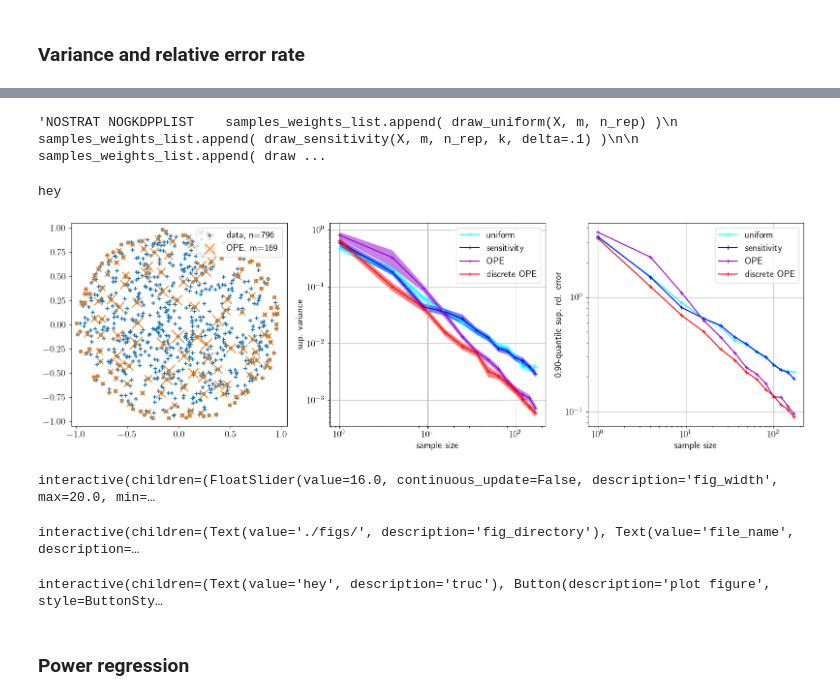
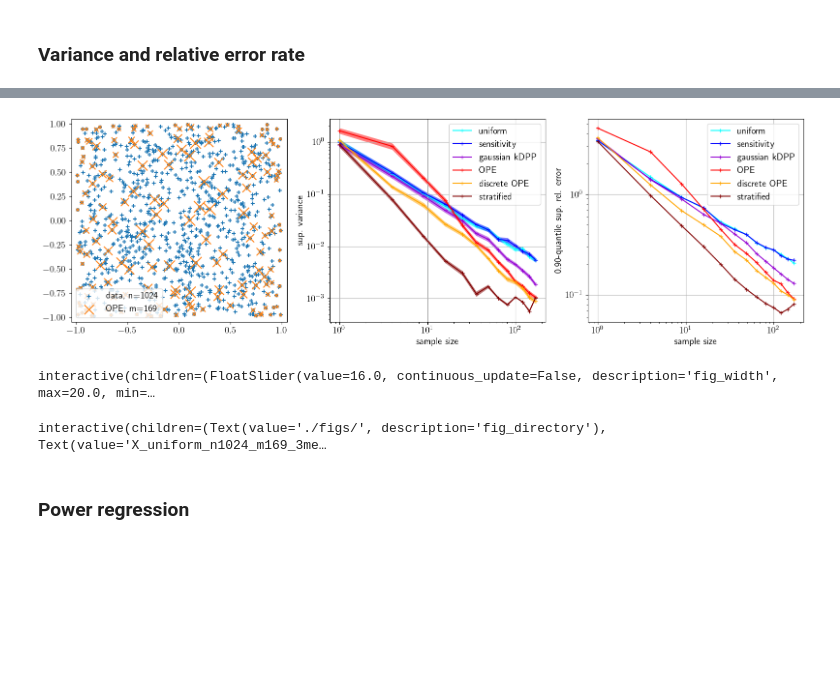
Before and after one commit to hsimonfroy/DPPcoresets, a Jupyter notebook: notebook/main.ipynb, the cells around one changed output, grey strips where cells are left out. Drawn from its saved outputs; the diff is of its cells as text; code cells hidden in the pictures; blank space fills up the shorter version.

```diff
--- a/notebook/main.ipynb
+++ b/notebook/main.ipynb
@@ -281,21 +274,5 @@ RuntimeError: No active exception to reraise
-# %%
-"""NOSTRAT NOGKDPPLIST    samples_weights_list.append( draw_uniform(X, m, n_rep) )
-    samples_weights_list.append( draw_sensitivity(X, m, n_rep, k, delta=.1) )
-
-    samples_weights_list.append( draw_gaussian_kDPP(X, m, n_rep, bandwidth=.1) )
-    # for bandwidth in bandwidths:
-    #     samples_weights_list.append( draw_gaussian_kDPP(X, m, n_rep, bandwidth=bandwidth) )
-
-    # samples_weights_list.append( draw_OPE(X, m, n_rep, gamma_X=kde_distr, prop_uniform=0) )
-    for prop_uniform in prop_uniforms:
-        samples_weights_list.append( draw_OPE(X, m, n_rep, gamma_X=kde_distr, prop_uniform=prop_uniform) )
-
-    samples_weights_list.append( draw_discrete_OPE(X, m, n_rep) )
-    # samples_weights_list.append( draw_stratified(X, m, n_rep) )"""
-# %% [output]
-'NOSTRAT NOGKDPPLIST    samples_weights_list.append( draw_uniform(X, m, n_rep) )\n    samples_weights_list.append( draw_sensitivity(X, m, n_rep, k, delta=.1) )\n\n    samples_weights_list.append( draw ...
 # %%
-file_name = "X_uniform_allsamplers_n1024_m169_1means100_100rep"
+file_name = "X_uniform_n1024_m169_3means100_200rep"
 loading_temp = np.load("./npys/"+file_name+".npy", allow_pickle=True).item()
 relerrs_sup, SE_means_sup, SE_stds_sup, = loading_temp.values()
 # %%
@@ -303,68 +280,54 @@ def my_plot():
     n_stds = 1*n_rep**(-.5) # number of standard deviations to plot
     xylim = 1.05
 
     plt.subplot(131), plt.xlim(-xylim,xylim), plt.ylim(-xylim,xylim)
     plt.scatter(X[:,0], X[:,1], marker="+", label=f"data, {n=}")
-    X_samples, X_weights = X[OPE_samples[0]], 100*m*OPE_weights[0]
-    plt.scatter(X_samples[:,0],X_samples[:,1], marker="x", label=f"OPE, {m=}", s=X_weights)
+    X_samples, X_weights = X[OPE_samples[0]], 100*ms[-1]*OPE_weights[0]
+    plt.scatter(X_samples[:,0],X_samples[:,1], marker="x", label=f"OPE, m={ms[-1]}", s=X_weights)
     plt.legend()
 
     plt.subplot(132)
-    legends_default = ["uniform","sensitivity","gaussian kDPP"]
-    legends_default += [f"prop unif={prop_uniform:.2f}" for prop_uniform in prop_uniforms]
-    legends_default +=["OPE","discrete OPE"]
-    selector_default_all = [0,1,2,-2,-1]
-    selector_default_propunif = [3,7,9,10,11]
+    # draw from samplers, experimenting for any datasets
+    legends = ["uniform","sensitivity","gaussian kDPP","OPE","discrete OPE"]
+    selector = range(len(legends))
 
-    legends_uniform = ["uniform","sensitivity"]
-    legends_uniform += [f"gkDPP, h={bandwidth:.2f}" for bandwidth in bandwidths]
-    legends_uniform += [f"prop unif={prop_uniform:.2f}" for prop_uniform in prop_uniforms]
-    legends_uniform += ["OPE","discrete OPE","stratified"]
-    # legends_uniform[4] = "gaussian kDPP"
-    selector_uniform_all = [0,1,4,-3,-2,-1]
-    selector_uniform_gkdpp = [0,2,3,4,5,6]
-    selector_uniform_propunif = [7,11,13,14,15]
+    # draw from samplers, experimenting on uniform dataset only
+    if i_dataset==0:
+        legends += ["stratified"]
+        legends += [f"gkDPP, h={bandwidth:.2f}" for bandwidth in bandwidths]
+        legends += [f"prop unif={prop_uniform:.2f}" for prop_uniform in prop_uniforms]
+        selector_uniform_samplers = [0,1,2,3,4,5]
+        selector_uniform_gkdpp = [0,6,7,8,9,10]
+        selector_uniform_propunif = [11,12,13,14,15]
+        ##### choose one selector #####
+        selector = selector_uniform_samplers
+        # selector = selector_uniform_gkdpp
+        # selector = selector_uniform_propunif
+        legends = np.array(legends)[selector]
 
-    # selector = selector_uniform_all
-    # selector = selector_uniform_gkdpp
-    selector = selector_uniform_propunif
-    # selector = selector_default_all
-    # selector = selector_default_propunif
-    # legends = np.array(legends_uniform)[selector]
-    legends = ["uniform","sensitivity","gaussian kDPP","OPE","discrete OPE","stratified"]
-    legends = ["uniform","sensitivity","OPE","discrete OPE"]
-    selector = range(len(legends))
     colors = ["cyan","blue","darkviolet","red","orange","maroon"]
     # cmap = plt.get_cmap('viridis') # viridis, magma
     # colors = cmap(np.linspace(0,.9,len(legends)))[::-1]
     plt.gca().set_prop_cycle(color=colors)
     plt.plot(ms, SE_means_sup[:,selector], label=legends, marker="+")
     for k in selector:
         plt.fill_between(ms, SE_means_sup[:,k]+n_stds*SE_stds_sup[:,k], SE_means_sup[:,k]-n_stds*SE_stds_sup[:,k], alpha=.5)
     plt.xscale('log'), plt.yscale('log'), plt.xlabel("sample size"), plt.ylabel("sup. variance"),
     plt.legend(), plt.grid()
 
     plt.subplot(133)
     delta_quant = .1 # .1, .01
     relerr_quant = np.quantile(relerrs_sup, 1-delta_quant, axis=-1)
     plt.gca().set_prop_cycle(color=colors)
     plt.plot(ms, relerr_quant[:,selector], label=legends, marker="+")
     plt.xscale('log'), plt.yscale('log'), plt.xlabel("sample size"), plt.ylabel(f"{1-delta_quant:.2f}-quantile sup. rel. error")
     plt.legend(), plt.grid(),
 
 from interfaces import save_plots_interface
-save_plots_interface(my_plot, fig_size=(16,5), plot_on_call=True, use_TeX=True, font_size=14, fig_name="file_name")
+save_plots_interface(my_plot, fig_size=(16,5), plot_on_call=True, use_TeX=True, font_size=14, fig_name=file_name)
 # %% [output]
+[figure, new version]
-hey
+interactive(children=(FloatSlider(value=16.0, continuous_update=False, description='fig_width', max=20.0, min=…
-[figure, old version]
-interactive(children=(FloatSlider(value=16.0, continuous_update=False, description='fig_width', max=20.0, min=…
+interactive(children=(Text(value='./figs/', description='fig_directory'), Text(value='X_uniform_n1024_m169_3me…
-interactive(children=(Text(value='./figs/', description='fig_directory'), Text(value='file_name', description=…
-# %%
-from ipywidgets import interactive
-def lala(truc):
-    print(truc)
-display(interactive(lala, {"manual":True, "manual_name":"plot figure"},truc="hey"))
-# %% [output]
-interactive(children=(Text(value='hey', description='truc'), Button(description='plot figure', style=ButtonSty…
 # %% [markdown]
 ### Power regression
```
Also changed, not shown: parts of 16 cells of this notebook, 2 other files.
